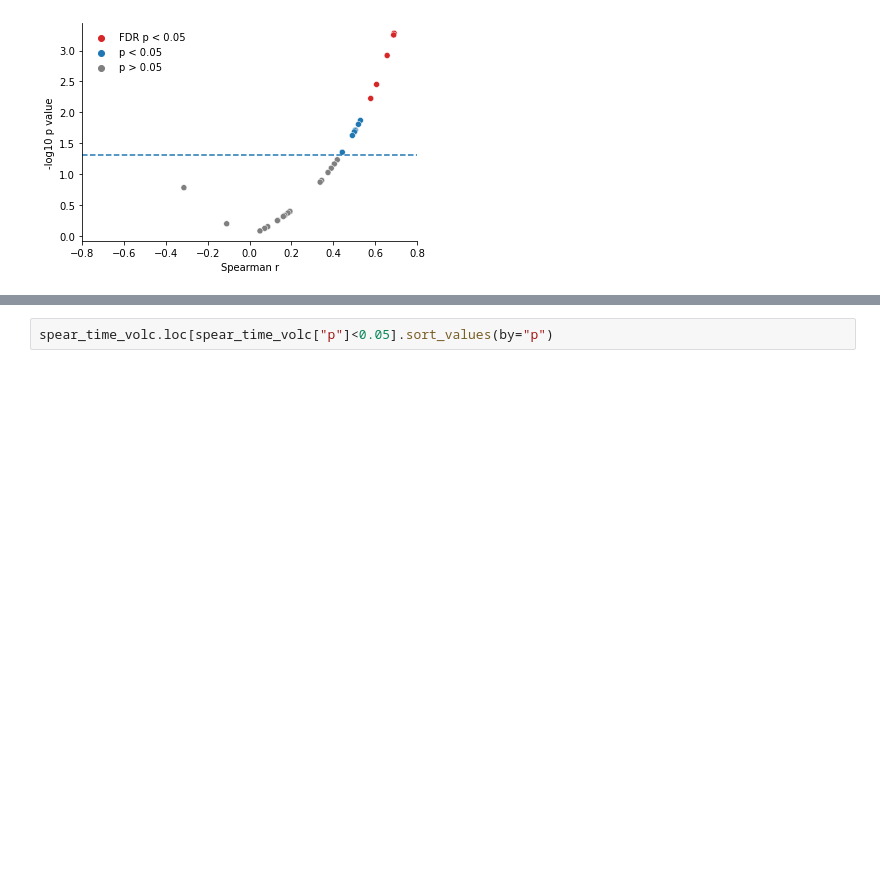
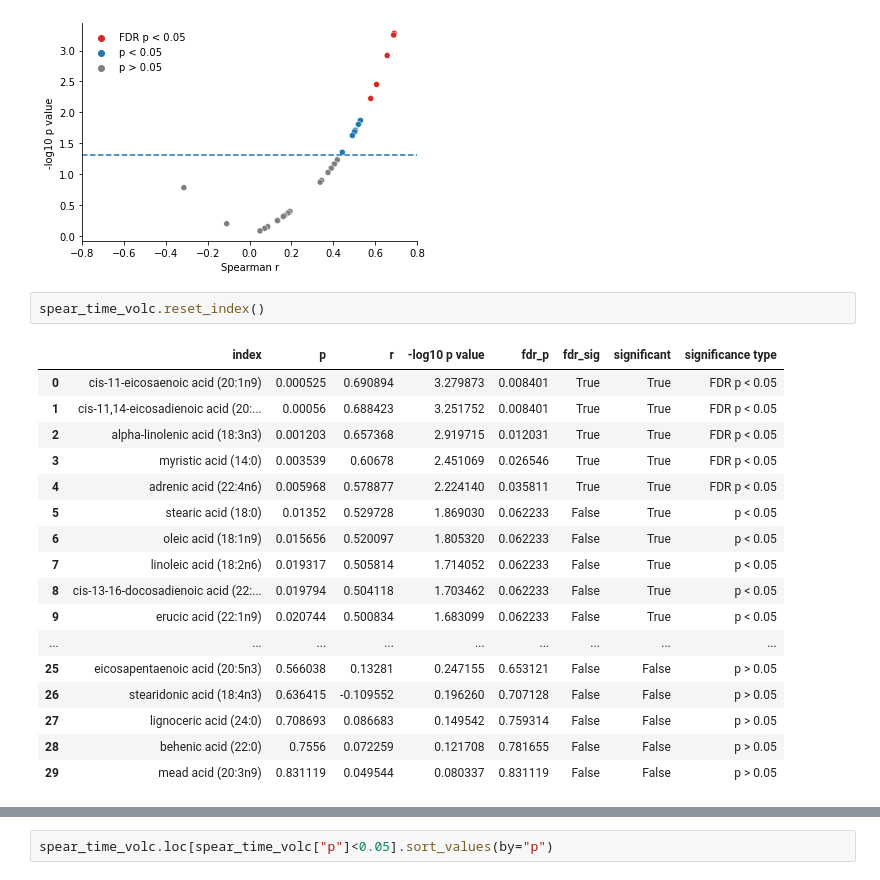
Before and after one commit to sterrettJD/Breastfed-Neonates, a Jupyter notebook: Metabolome.ipynb, the cells around one changed output, grey strips where cells are left out. Cells and saved outputs as stored; diff of their text form; blank space fills up the shorter version.

```diff
--- a/Metabolome.ipynb
+++ b/Metabolome.ipynb
@@ -90,3 +90,23 @@ plt.savefig("Figures/Volcano_time_lipids.pdf")
 plt.show()
 # %% [output]
 [figure]
+# %%
+spear_time_volc.reset_index()
+# %% [output]
+|  | index | p | r | -log10 p value | fdr_p | fdr_sig | significant | significance type |
+| 0 | cis-11-eicosaenoic acid (20:1n9) | 0.000525 | 0.690894 | 3.279873 | 0.008401 | True | True | FDR p < 0.05 |
+| 1 | cis-11,14-eicosadienoic acid (20:... | 0.00056 | 0.688423 | 3.251752 | 0.008401 | True | True | FDR p < 0.05 |
+| 2 | alpha-linolenic acid (18:3n3) | 0.001203 | 0.657368 | 2.919715 | 0.012031 | True | True | FDR p < 0.05 |
+| 3 | myristic acid (14:0) | 0.003539 | 0.60678 | 2.451069 | 0.026546 | True | True | FDR p < 0.05 |
+| 4 | adrenic acid (22:4n6) | 0.005968 | 0.578877 | 2.224140 | 0.035811 | True | True | FDR p < 0.05 |
+| 5 | stearic acid (18:0) | 0.01352 | 0.529728 | 1.869030 | 0.062233 | False | True | p < 0.05 |
+| 6 | oleic acid (18:1n9) | 0.015656 | 0.520097 | 1.805320 | 0.062233 | False | True | p < 0.05 |
+| 7 | linoleic acid (18:2n6) | 0.019317 | 0.505814 | 1.714052 | 0.062233 | False | True | p < 0.05 |
+| 8 | cis-13-16-docosadienoic acid (22:... | 0.019794 | 0.504118 | 1.703462 | 0.062233 | False | True | p < 0.05 |
+| 9 | erucic acid (22:1n9) | 0.020744 | 0.500834 | 1.683099 | 0.062233 | False | True | p < 0.05 |
+| ... | ... | ... | ... | ... | ... | ... | ... | ... |
+| 25 | eicosapentaenoic acid (20:5n3) | 0.566038 | 0.13281 | 0.247155 | 0.653121 | False | False | p > 0.05 |
+| 26 | stearidonic acid (18:4n3) | 0.636415 | -0.109552 | 0.196260 | 0.707128 | False | False | p > 0.05 |
+| 27 | lignoceric acid (24:0) | 0.708693 | 0.086683 | 0.149542 | 0.759314 | False | False | p > 0.05 |
+| 28 | behenic acid (22:0) | 0.7556 | 0.072259 | 0.121708 | 0.781655 | False | False | p > 0.05 |
+| 29 | mead acid (20:3n9) | 0.831119 | 0.049544 | 0.080337 | 0.831119 | False | False | p > 0.05 |
```
Also changed, not shown: parts of 3 cells of this notebook.
